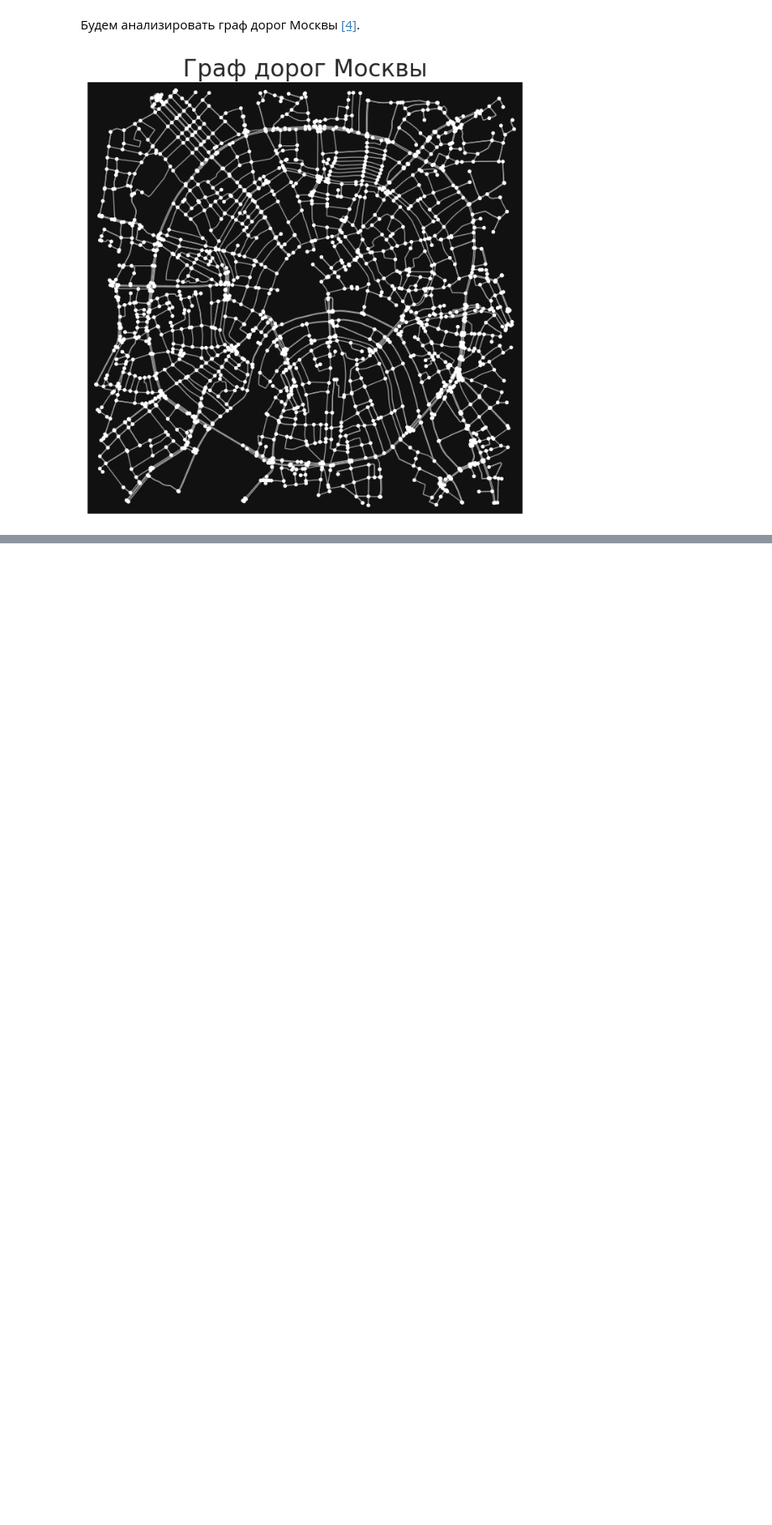
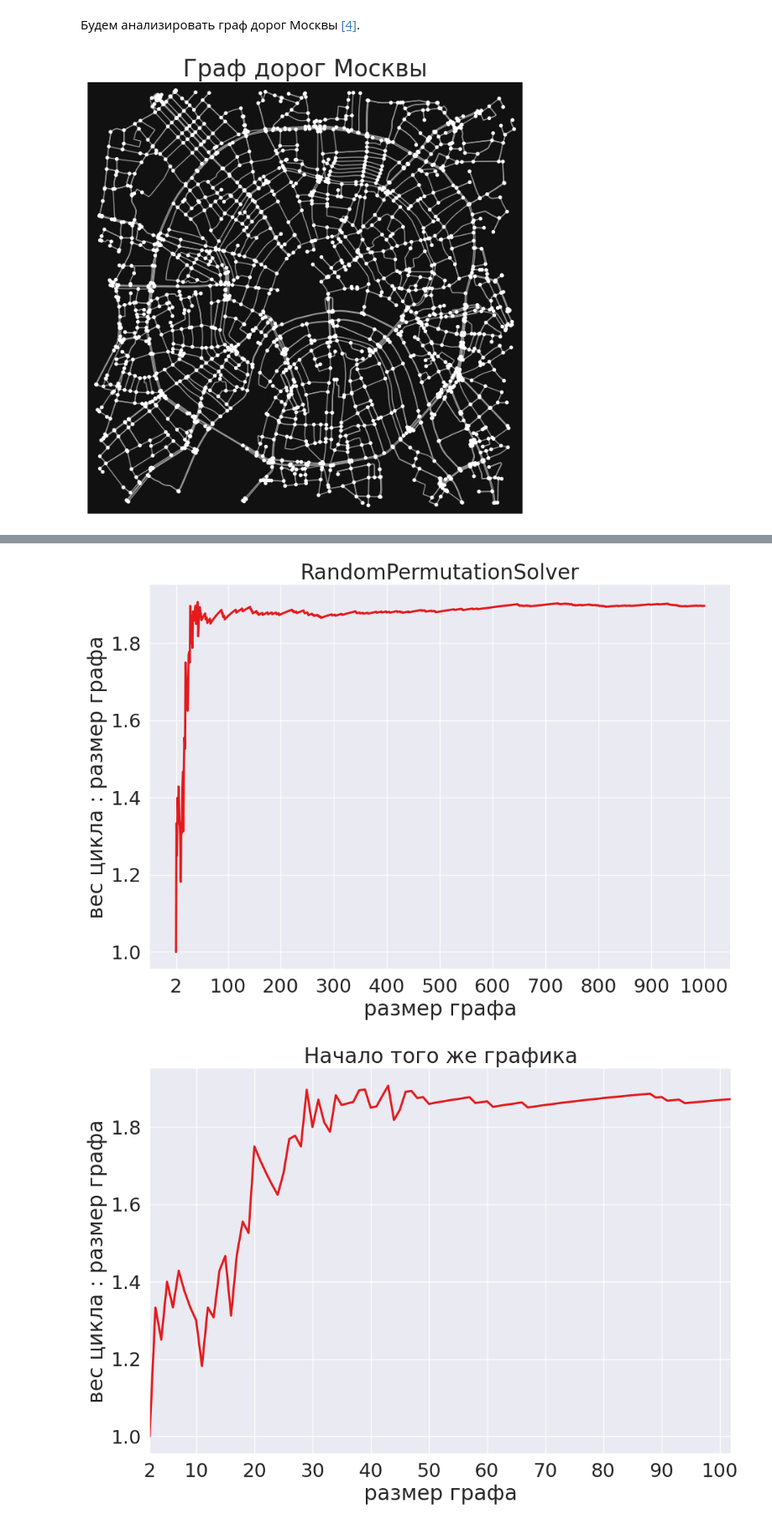
Before and after one commit to falseness/tsp, a Jupyter notebook: project.ipynb, the cells around one changed output, grey strips where cells are left out. Shown at 84% size. Cells and saved outputs as stored; diff of their text form; code cells hidden in the pictures; blank space fills up the shorter version.

```diff
--- a/project.ipynb
+++ b/project.ipynb
@@ -621,0 +634,5 @@ to_edgelist
+# %%
+run_and_draw_and_save('RandomPermutationSolver', 'moscow_random_permutation_solver.csv')
+# %% [output]
+[figure, added]
+[figure, added]
```
Also changed, not shown: parts of 27 cells of this notebook, 4 other files.
